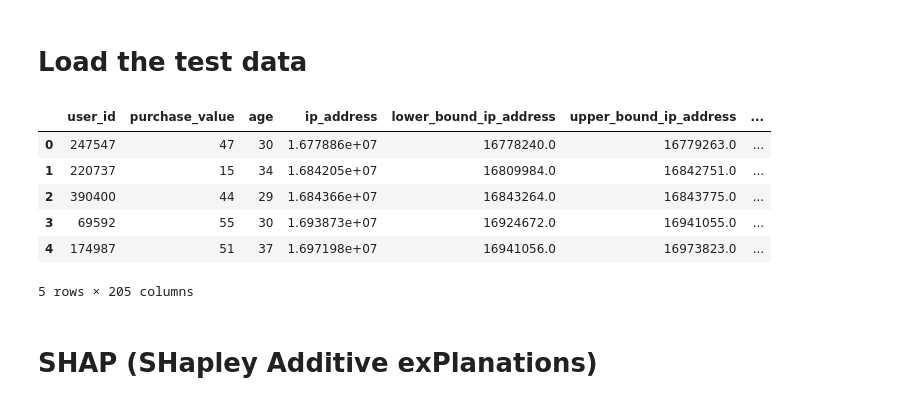
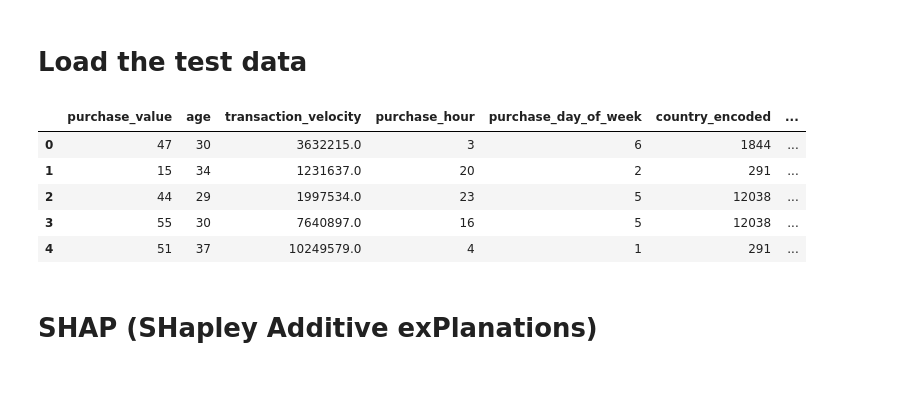
Before and after one commit to wubeabera123/Fraud-detection-system, a Jupyter notebook: notebooks/model_explainability.ipynb, the cells around one changed output. Saved outputs shown, nothing was run; the diff lists cells and outputs as text; code cells hidden in the pictures.

```diff
--- a/notebooks/model_explainability.ipynb
+++ b/notebooks/model_explainability.ipynb
@@ -32,20 +32,19 @@ WARNING:absl:Compiled the loaded model, but the compiled metrics have yet to be
 # %%
 import pandas as pd
 
 # Load test data from CSV if necessary
-X_fraud_test = pd.read_csv('../data/splittedData/X_fraud_test.csv')
-y_fraud_test = pd.read_csv('../data/splittedData/y_fraud_test.csv')
+X_fraud_test = pd.read_csv('../data/splittedData/X_fraud.csv')
+y_fraud_test = pd.read_csv('../data/splittedData/y_fraud.csv')
 
 X_fraud_test.head()
 # y_fraud_test.head()
 # %% [output]
-|  | user_id | purchase_value | age | ip_address | lower_bound_ip_address | upper_bound_ip_address | ... |
-| 0 | 247547 | 47 | 30 | 1.677886e+07 | 16778240.0 | 16779263.0 | ... |
-| 1 | 220737 | 15 | 34 | 1.684205e+07 | 16809984.0 | 16842751.0 | ... |
-| 2 | 390400 | 44 | 29 | 1.684366e+07 | 16843264.0 | 16843775.0 | ... |
-| 3 | 69592 | 55 | 30 | 1.693873e+07 | 16924672.0 | 16941055.0 | ... |
-| 4 | 174987 | 51 | 37 | 1.697198e+07 | 16941056.0 | 16973823.0 | ... |
+|  | purchase_value | age | transaction_velocity | purchase_hour | purchase_day_of_week | country_encoded | ... |
+| 0 | 47 | 30 | 3632215.0 | 3 | 6 | 1844 | ... |
+| 1 | 15 | 34 | 1231637.0 | 20 | 2 | 291 | ... |
+| 2 | 44 | 29 | 1997534.0 | 23 | 5 | 12038 | ... |
+| 3 | 55 | 30 | 7640897.0 | 16 | 5 | 12038 | ... |
+| 4 | 51 | 37 | 10249579.0 | 4 | 1 | 291 | ... |
-5 rows × 205 columns
 # %% [markdown]
 # SHAP (SHapley Additive exPlanations)
 # %% [markdown]
```
Also changed, not shown: parts of 9 cells of this notebook, 14 other files.
